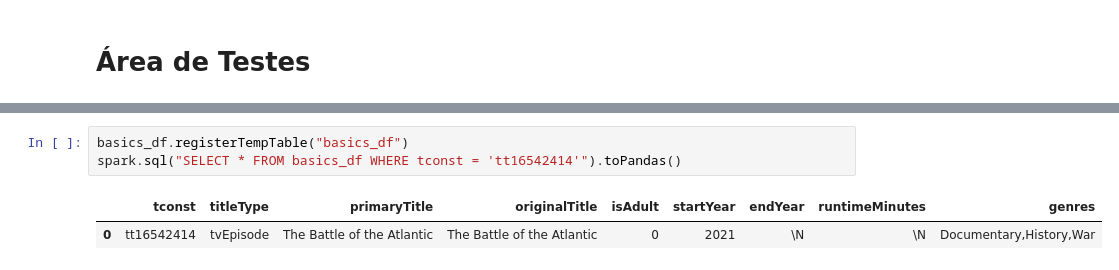
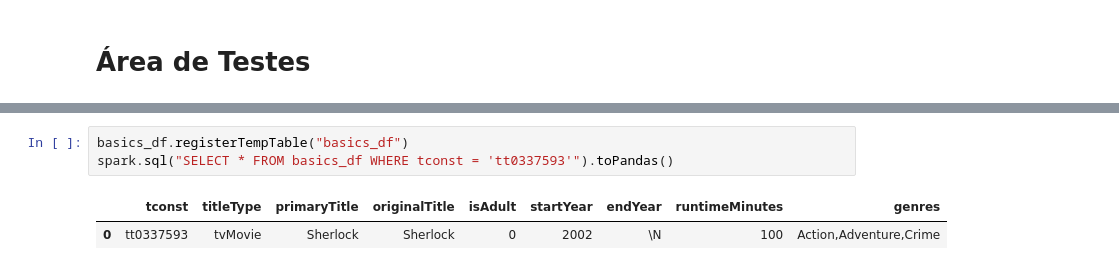
Before and after one commit to vichShir/netflix-analysis, a Jupyter notebook: notebooks/Netflix_Analysis.ipynb, the cells around one changed output, grey strips where cells are left out. Drawn from its saved outputs; the diff is of its cells as text.

```diff
--- a/notebooks/Netflix_Analysis.ipynb
+++ b/notebooks/Netflix_Analysis.ipynb
@@ -842,8 +851,8 @@ spark.sql("SELECT * FROM ratings_df WHERE tconst = 'tt16542414'").show()
 # %%
 basics_df.registerTempTable("basics_df")
-spark.sql("SELECT * FROM basics_df WHERE tconst = 'tt16542414'").toPandas()
+spark.sql("SELECT * FROM basics_df WHERE tconst = 'tt0337593'").toPandas()
 # %% [output]
 |  | tconst | titleType | primaryTitle | originalTitle | isAdult | startYear | endYear | runtimeMinutes | genres |
-| 0 | tt16542414 | tvEpisode | The Battle of the Atlantic | The Battle of the Atlantic | 0 | 2021 | \N | \N | Documentary,History,War |
+| 0 | tt0337593 | tvMovie | Sherlock | Sherlock | 0 | 2002 | \N | 100 | Action,Adventure,Crime |
 # %%
 episode_df.registerTempTable("episode_df")
```
Also changed, not shown: parts of 6 cells of this notebook, 1 other file.
